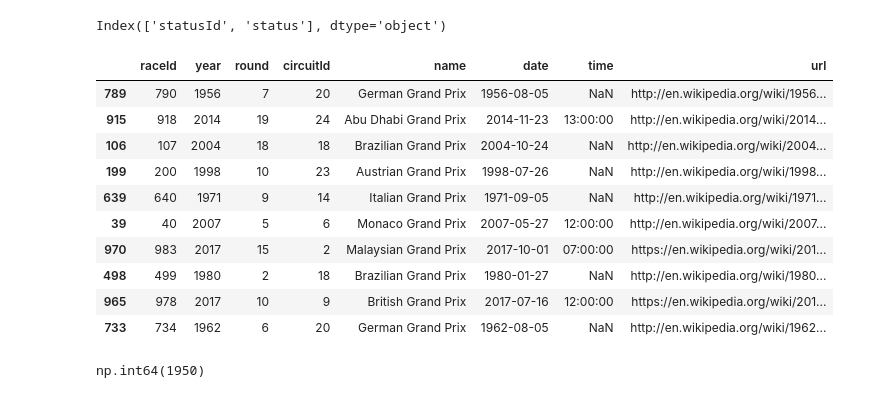
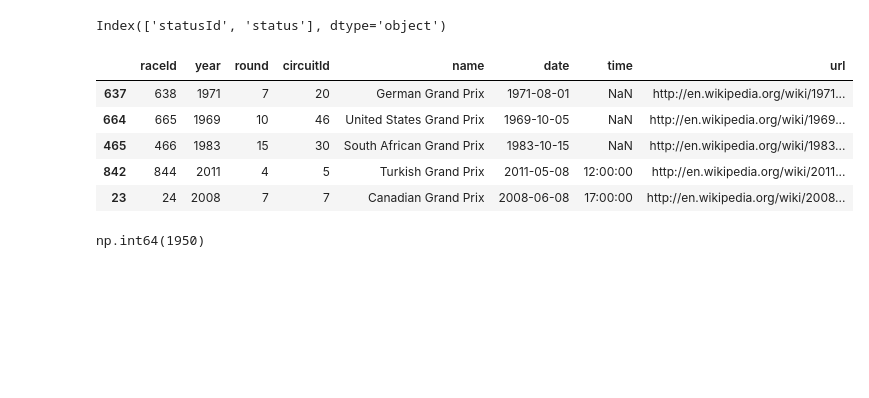
Before and after one commit to kshitiz-tech/F1_data_analysis, a Jupyter notebook: F1_data_analysis.ipynb, the cells around one changed output. Drawn from its saved outputs; the diff is of its cells as text; code cells hidden in the pictures; blank space fills up the shorter version.

```diff
--- a/F1_data_analysis.ipynb
+++ b/F1_data_analysis.ipynb
@@ -22,9 +31,10 @@ def function_find_encoding(filepath):
         result = chardet.detect(f.read(10000))
         encoding = result['encoding']
     return encoding
-constructors = pd.read_csv("f1/constructors.csv", encoding = function_find_encoding("f1/constructors.csv"))
-drivers = pd.read_csv("f1/drivers.csv", encoding = function_find_encoding("f1/drivers.csv"))
-races = pd.read_csv("f1/races.csv", encoding = function_find_encoding("f1/races.csv"))
-results = pd.read_csv("f1/results.csv", encoding = function_find_encoding("f1/results.csv"))
-pitStops = pd.read_csv("f1/pitStops.csv", encoding = function_find_encoding("f1/pitStops.csv"))
+constructors = pd.read_csv("constructors.csv", encoding = function_find_encoding("constructors.csv"))
+drivers = pd.read_csv("drivers.csv", encoding = function_find_encoding("drivers.csv"))
+races = pd.read_csv("races.csv", encoding = function_find_encoding("races.csv"))
+results = pd.read_csv("results.csv", encoding = function_find_encoding("results.csv"))
+pitStops = pd.read_csv("pitStops.csv", encoding = function_find_encoding("pitStops.csv"))
+circuits = pd.read_csv("circuits.csv",  encoding = function_find_encoding("circuits.csv"))
 # %%
@@ -80,19 +90,14 @@ status.columns
 # %% [output]
 Index(['statusId', 'status'], dtype='object')
 # %%
-races.sample(10)
+races.sample(5)
 # %% [output]
 |  | raceId | year | round | circuitId | name | date | time | url |
-| 789 | 790 | 1956 | 7 | 20 | German Grand Prix | 1956-08-05 | NaN | http://en.wikipedia.org/wiki/1956... |
-| 915 | 918 | 2014 | 19 | 24 | Abu Dhabi Grand Prix | 2014-11-23 | 13:00:00 | http://en.wikipedia.org/wiki/2014... |
-| 106 | 107 | 2004 | 18 | 18 | Brazilian Grand Prix | 2004-10-24 | NaN | http://en.wikipedia.org/wiki/2004... |
-| 199 | 200 | 1998 | 10 | 23 | Austrian Grand Prix | 1998-07-26 | NaN | http://en.wikipedia.org/wiki/1998... |
-| 639 | 640 | 1971 | 9 | 14 | Italian Grand Prix | 1971-09-05 | NaN | http://en.wikipedia.org/wiki/1971... |
-| 39 | 40 | 2007 | 5 | 6 | Monaco Grand Prix | 2007-05-27 | 12:00:00 | http://en.wikipedia.org/wiki/2007... |
-| 970 | 983 | 2017 | 15 | 2 | Malaysian Grand Prix | 2017-10-01 | 07:00:00 | https://en.wikipedia.org/wiki/201... |
-| 498 | 499 | 1980 | 2 | 18 | Brazilian Grand Prix | 1980-01-27 | NaN | http://en.wikipedia.org/wiki/1980... |
-| 965 | 978 | 2017 | 10 | 9 | British Grand Prix | 2017-07-16 | 12:00:00 | https://en.wikipedia.org/wiki/201... |
-| 733 | 734 | 1962 | 6 | 20 | German Grand Prix | 1962-08-05 | NaN | http://en.wikipedia.org/wiki/1962... |
+| 637 | 638 | 1971 | 7 | 20 | German Grand Prix | 1971-08-01 | NaN | http://en.wikipedia.org/wiki/1971... |
+| 664 | 665 | 1969 | 10 | 46 | United States Grand Prix | 1969-10-05 | NaN | http://en.wikipedia.org/wiki/1969... |
+| 465 | 466 | 1983 | 15 | 30 | South African Grand Prix | 1983-10-15 | NaN | http://en.wikipedia.org/wiki/1983... |
+| 842 | 844 | 2011 | 4 | 5 | Turkish Grand Prix | 2011-05-08 | 12:00:00 | http://en.wikipedia.org/wiki/2011... |
+| 23 | 24 | 2008 | 7 | 7 | Canadian Grand Prix | 2008-06-08 | 17:00:00 | http://en.wikipedia.org/wiki/2008... |
 # %%
 races.year.min()
 # %% [output]
```
Also changed, not shown: parts of 32 cells of this notebook, 34 other files.
